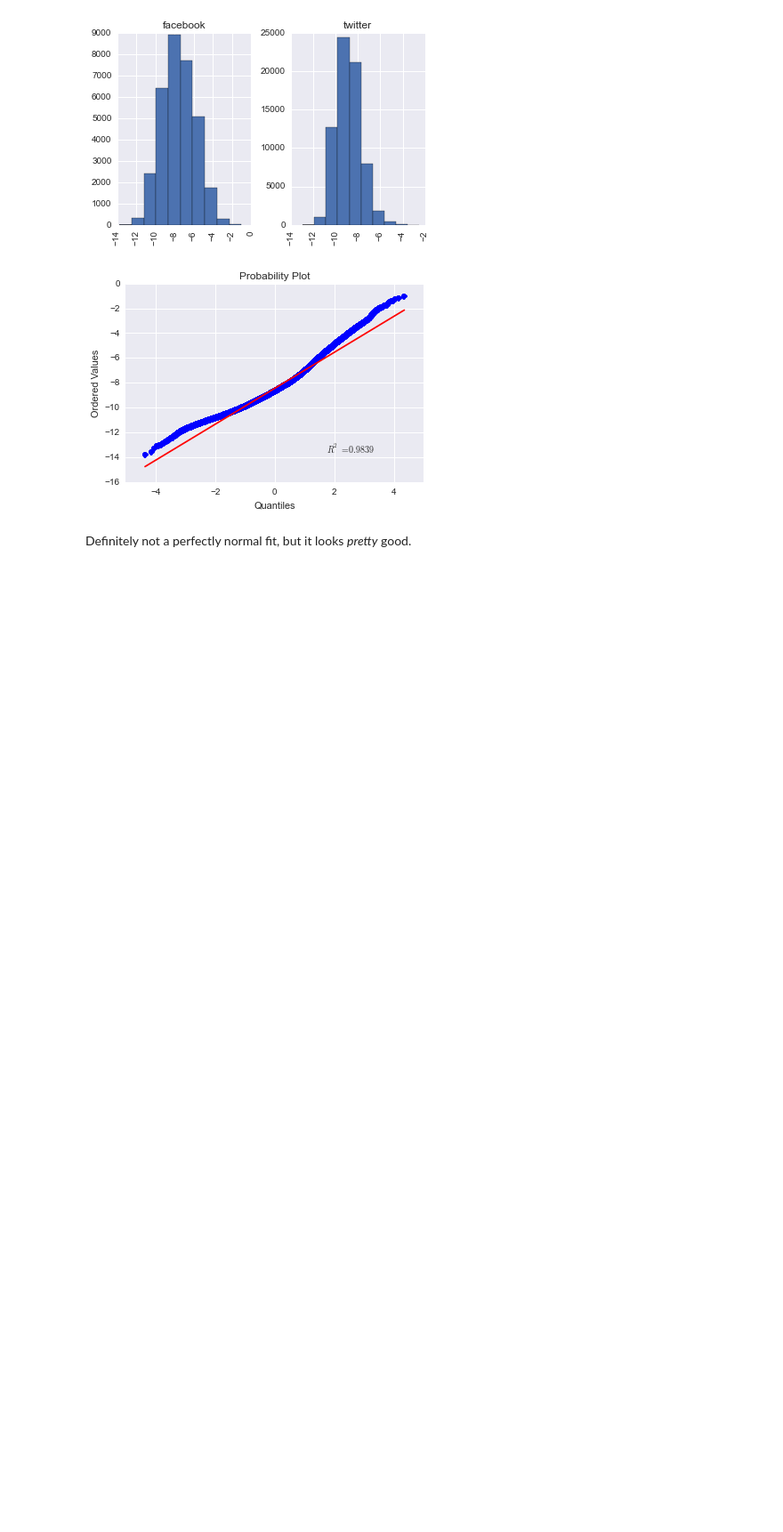
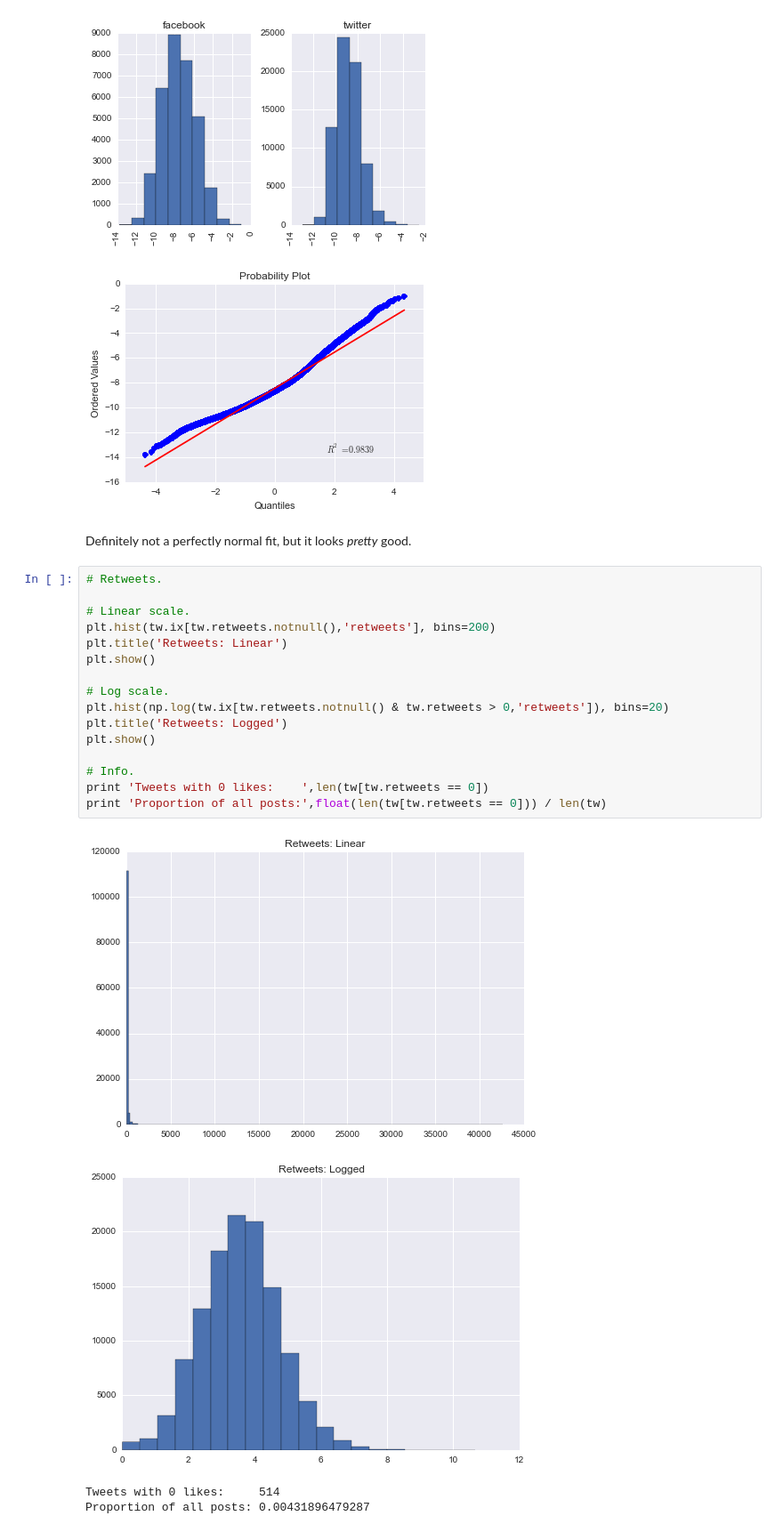
Before and after one commit to micahlanier/social-news, a Jupyter notebook: src/prediction/explorePredictionData.ipynb, the cells around one changed output. Shown at 89% size. Drawn from its saved outputs; the diff is of its cells as text; blank space fills up the shorter version.

```diff
--- a/src/prediction/explorePredictionData.ipynb
+++ b/src/prediction/explorePredictionData.ipynb
@@ -185,3 +185,24 @@ pylab.show()
 [figure]
 # %% [markdown]
 Definitely not a perfectly normal fit, but it looks *pretty* good.
+# %%
+# Retweets.
+
+# Linear scale.
+plt.hist(tw.ix[tw.retweets.notnull(),'retweets'], bins=200)
+plt.title('Retweets: Linear')
+plt.show()
+
+# Log scale.
+plt.hist(np.log(tw.ix[tw.retweets.notnull() & tw.retweets > 0,'retweets']), bins=20)
+plt.title('Retweets: Logged')
+plt.show()
+
+# Info.
+print 'Tweets with 0 likes:    ',len(tw[tw.retweets == 0])
+print 'Proportion of all posts:',float(len(tw[tw.retweets == 0])) / len(tw)
+# %% [output]
+[figure, added]
+[figure, added]
+Tweets with 0 likes:     514
+Proportion of all posts: 0.00431896479287
```
Also changed, not shown: parts of 4 cells of this notebook, 1 other file.
